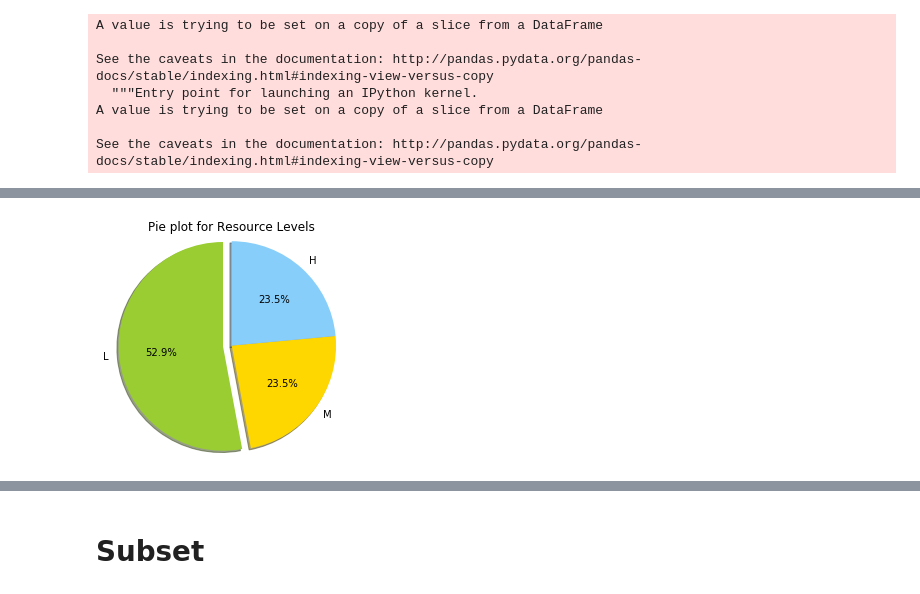
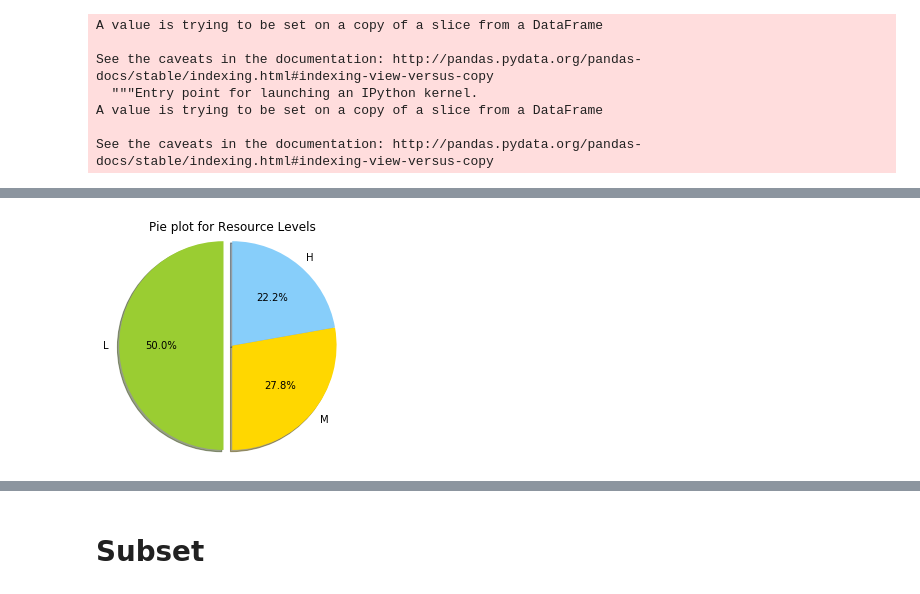
Before and after one commit to randomForester/Defect-detection, a Jupyter notebook: GroupBy/PORE_Final_V2.ipynb, the cells around one changed output, grey strips where cells are left out. Saved outputs shown, nothing was run; the diff lists cells and outputs as text; code cells hidden in the pictures.

```diff
--- a/GroupBy/PORE_Final_V2.ipynb
+++ b/GroupBy/PORE_Final_V2.ipynb
@@ -372,18 +376,18 @@ H    4
 M    4
 Name: Resource_NEW, dtype: int64
 # %%
-vals = [9, 4, 4]
+vals = [9, 5, 4]
 fig, ax = plt.subplots()
 labels = 'L', 'M', 'H'
 colors = ['yellowgreen', 'gold', 'lightskyblue']
 explode = (0.1, 0, 0)
 
 ax.pie(vals, explode=explode, labels=labels, colors=colors,autopct='%1.1f%%', shadow=True, startangle=90,radius=1.2)
 ax.set(aspect="equal", title='Pie plot for Resource Levels')
 
 plt.show()
 # %% [output]
-[figure, old version]
+[figure, new version]
 # %%
 int_data2['Member_NEW'].value_counts()
 # %% [output]
```
Also changed, not shown: parts of 36 cells of this notebook.
